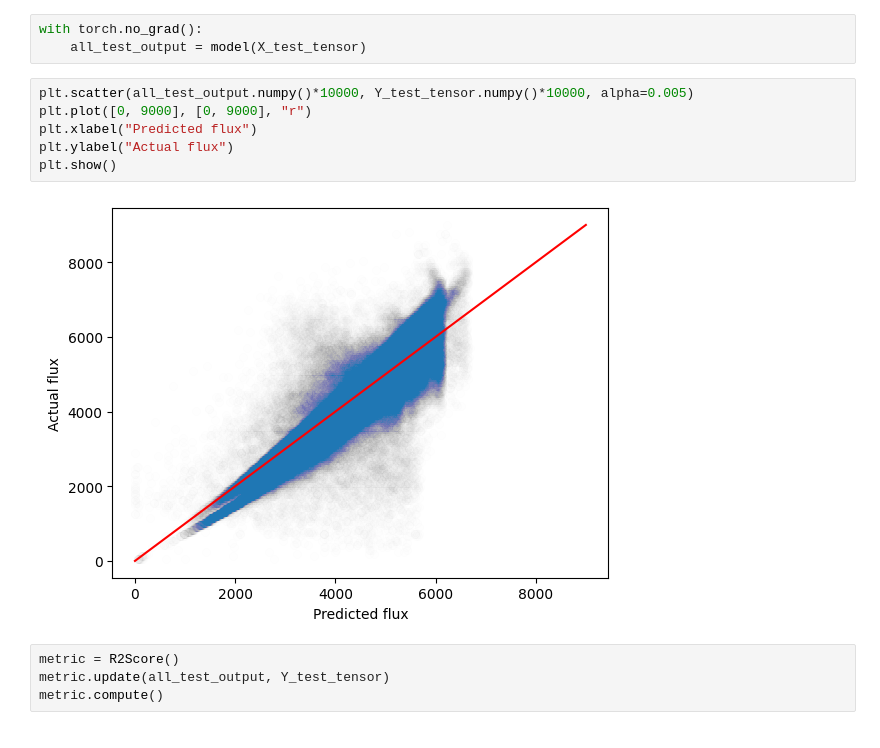
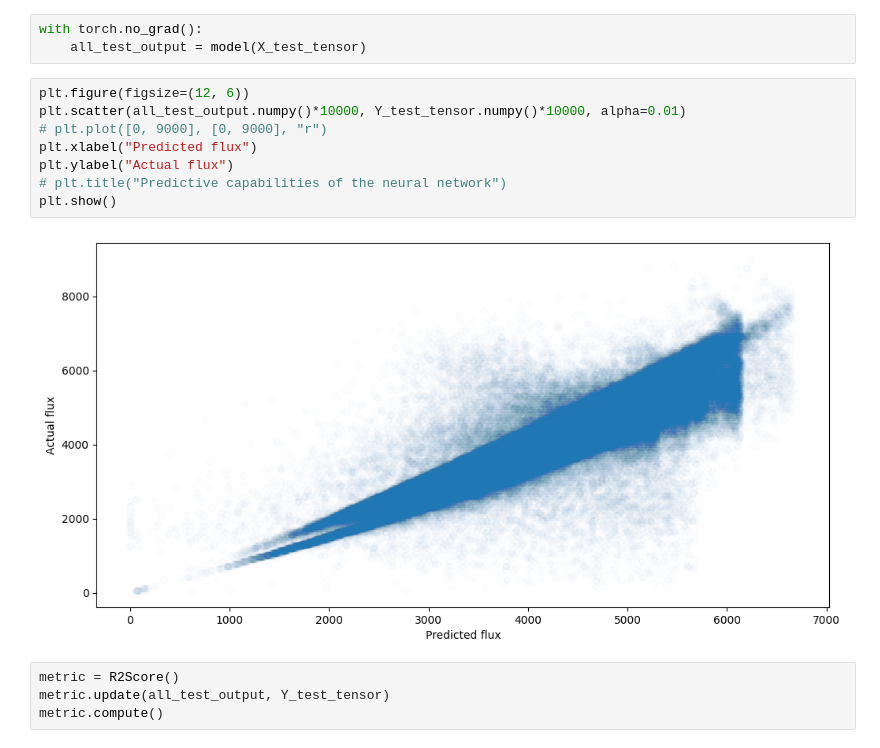
Before and after one commit to vossemeijssen/macroscopic_traffic_model, a Jupyter notebook: Training_method_2.ipynb, the cells around one changed output. Saved outputs shown, nothing was run; the diff lists cells and outputs as text.

```diff
--- a/Training_method_2.ipynb
+++ b/Training_method_2.ipynb
@@ -324,13 +324,15 @@ torch.save(model, "a13_2_months_MODEL.pth")
 with torch.no_grad():
     all_test_output = model(X_test_tensor)
 # %%
-plt.scatter(all_test_output.numpy()*10000, Y_test_tensor.numpy()*10000, alpha=0.005)
-plt.plot([0, 9000], [0, 9000], "r")
+plt.figure(figsize=(12, 6))
+plt.scatter(all_test_output.numpy()*10000, Y_test_tensor.numpy()*10000, alpha=0.01)
+# plt.plot([0, 9000], [0, 9000], "r")
 plt.xlabel("Predicted flux")
 plt.ylabel("Actual flux")
+# plt.title("Predictive capabilities of the neural network")
 plt.show()
 # %% [output]
-[figure, old version]
+[figure, new version]
 # %%
 metric = R2Score()
 metric.update(all_test_output, Y_test_tensor)
```
Also changed, not shown: parts of 4 cells of this notebook, 1 other file.
